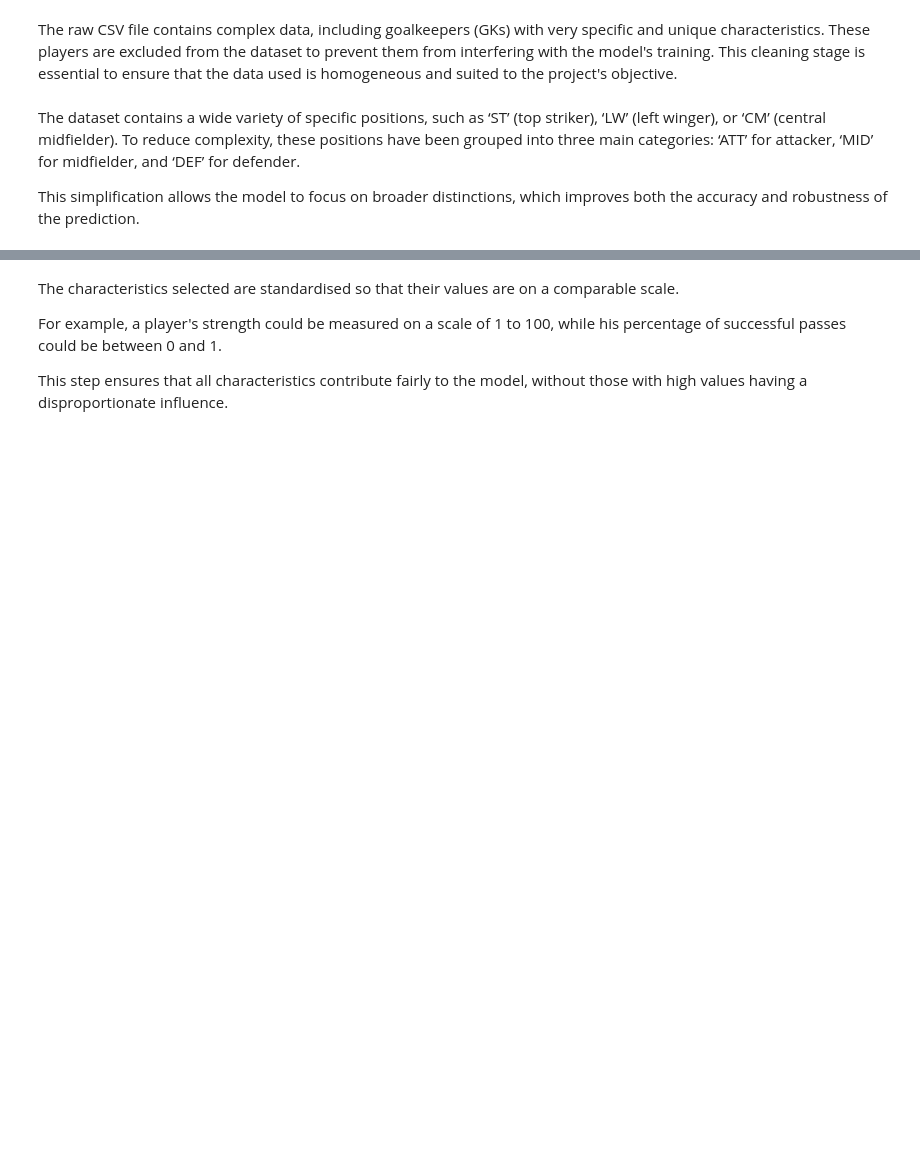
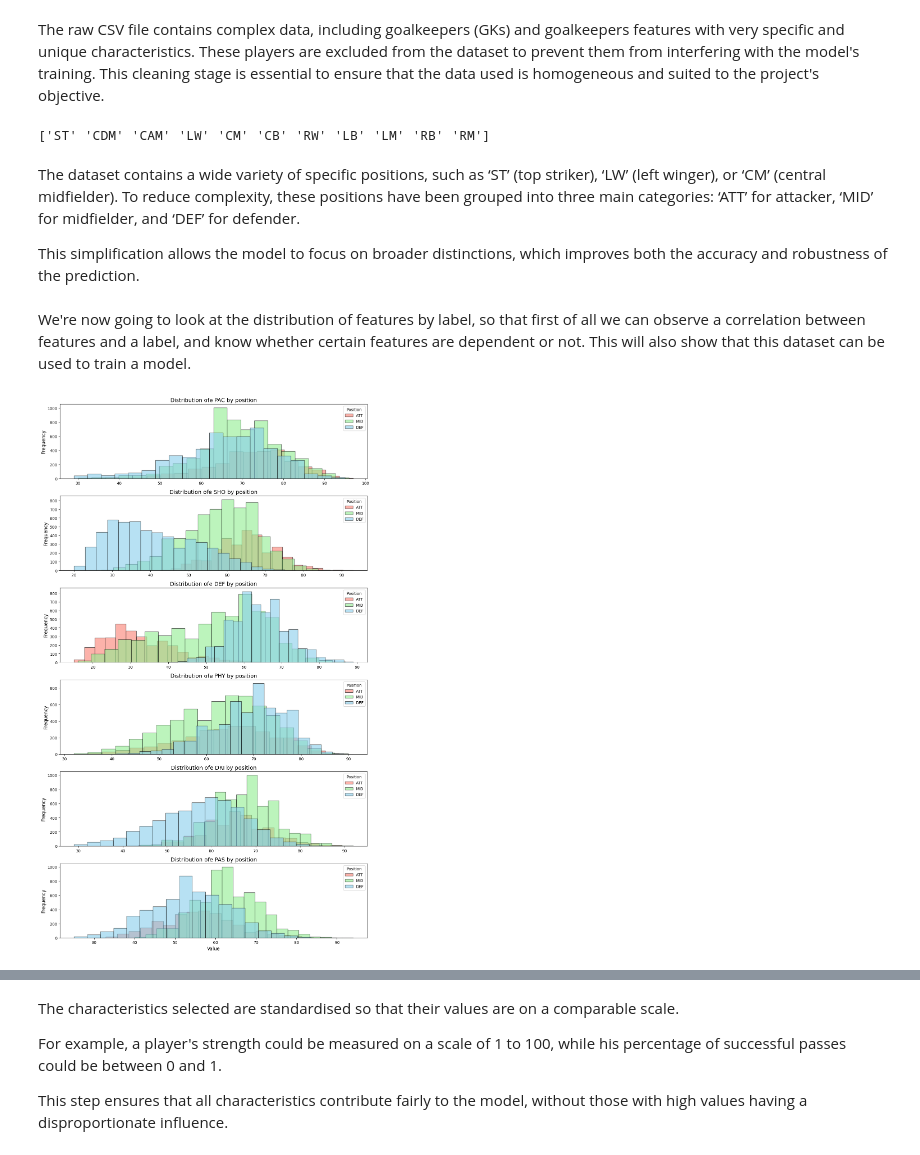
Before and after one commit to Nico9417/TI-508-Machine-learning-predict-fifa, a Jupyter notebook: projet.ipynb, the cells around one changed output, grey strips where cells are left out. Drawn from its saved outputs; the diff is of its cells as text; code cells hidden in the pictures; blank space fills up the shorter version.

```diff
--- a/projet.ipynb
+++ b/projet.ipynb
@@ -24,11 +41,19 @@ data.head()
 # %% [markdown]
-The raw CSV file contains complex data, including goalkeepers (GKs) with very specific and unique characteristics. These players are excluded from the dataset to prevent them from interfering with the model's training. This cleaning stage is essential to ensure that the data used is homogeneous and suited to the project's objective.
+The raw CSV file contains complex data, including goalkeepers (GKs) and goalkeepers features with very specific and unique characteristics. These players are excluded from the dataset to prevent them from interfering with the model's training. This cleaning stage is essential to ensure that the data used is homogeneous and suited to the project's objective.
 # %%
 # Data cleansing: remove spaces around positions
 data['Position'] = data['Position'].str.strip()
 
 # Exclude goalkeepers (GK) from data
 data = data[data['Position'] != 'GK']
+
+# Excliuse the columns with GK features
+data = data.drop(columns=['GK Diving', 'GK Handling', 'GK Kicking', 'GK Positioning', 'GK Reflexes'])
+
+# Show all the positions
+print(data['Position'].unique())
+# %% [output]
+['ST' 'CDM' 'CAM' 'LW' 'CM' 'CB' 'RW' 'LB' 'LM' 'RB' 'RM']
 # %% [markdown]
 The dataset contains a wide variety of specific positions, such as ‘ST’ (top striker), ‘LW’ (left winger), or ‘CM’ (central midfielder). To reduce complexity, these positions have been grouped into three main categories: ‘ATT’ for attacker, ‘MID’ for midfielder, and ‘DEF’ for defender.
 
@@ -50,3 +75,26 @@ def map_position(position):
 
 # Applying the `map_position` function to the DataFrame's 'Position' column
 data['Position'] = data['Position'].apply(map_position)
+# %% [markdown]
+We're now going to look at the distribution of features by label, so that first of all we can observe a correlation between features and a label, and know whether certain features are dependent or not. This will also show that this dataset can be used to train a model.
+# %%
+import matplotlib.pyplot as plt
+
+features_to_analyze = ['PAC', 'SHO', 'DEF', 'PHY', 'DRI', 'PAS']
+roles = ['ATT', 'MID', 'DEF']
+colors = {'DEF': 'skyblue', 'MID': 'lightgreen', 'ATT': 'salmon'}
+fig, axes = plt.subplots(len(features_to_analyze), 1, figsize=(12, 20), sharex=False)
+
+for ax, feature in zip(axes, features_to_analyze):
+    for role in roles:
+        subset = data[data['Position'] == role]
+        ax.hist(subset[feature], bins=20, alpha=0.6, label=f'{role}', color=colors[role], edgecolor='black')
+    ax.set_title(f'Distribution of {feature} by position', fontsize=14)
+    ax.set_ylabel('Frequency', fontsize=12)
+    ax.legend(title='Position')
+
+plt.xlabel('Value', fontsize=12)
+plt.tight_layout()
+plt.show()
+# %% [output]
+[figure, added]
```
Also changed, not shown: parts of 8 cells of this notebook, 1 other file.
